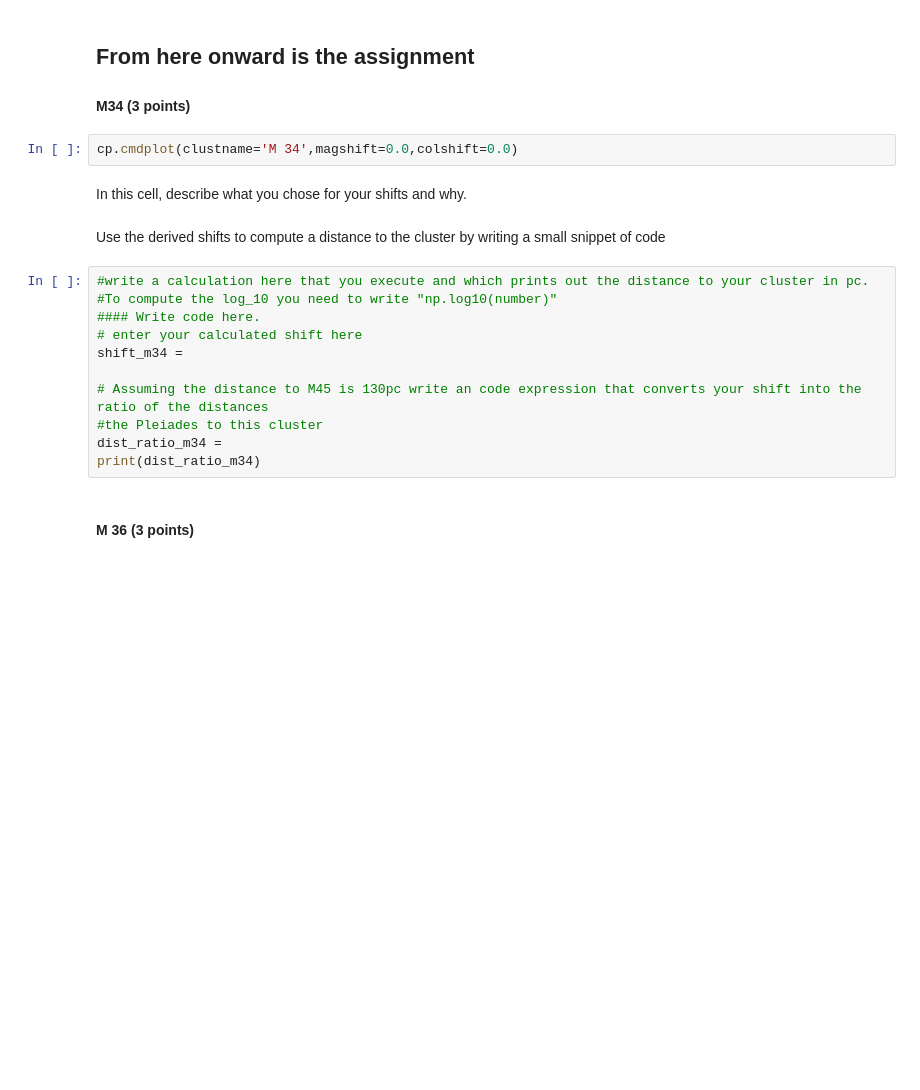
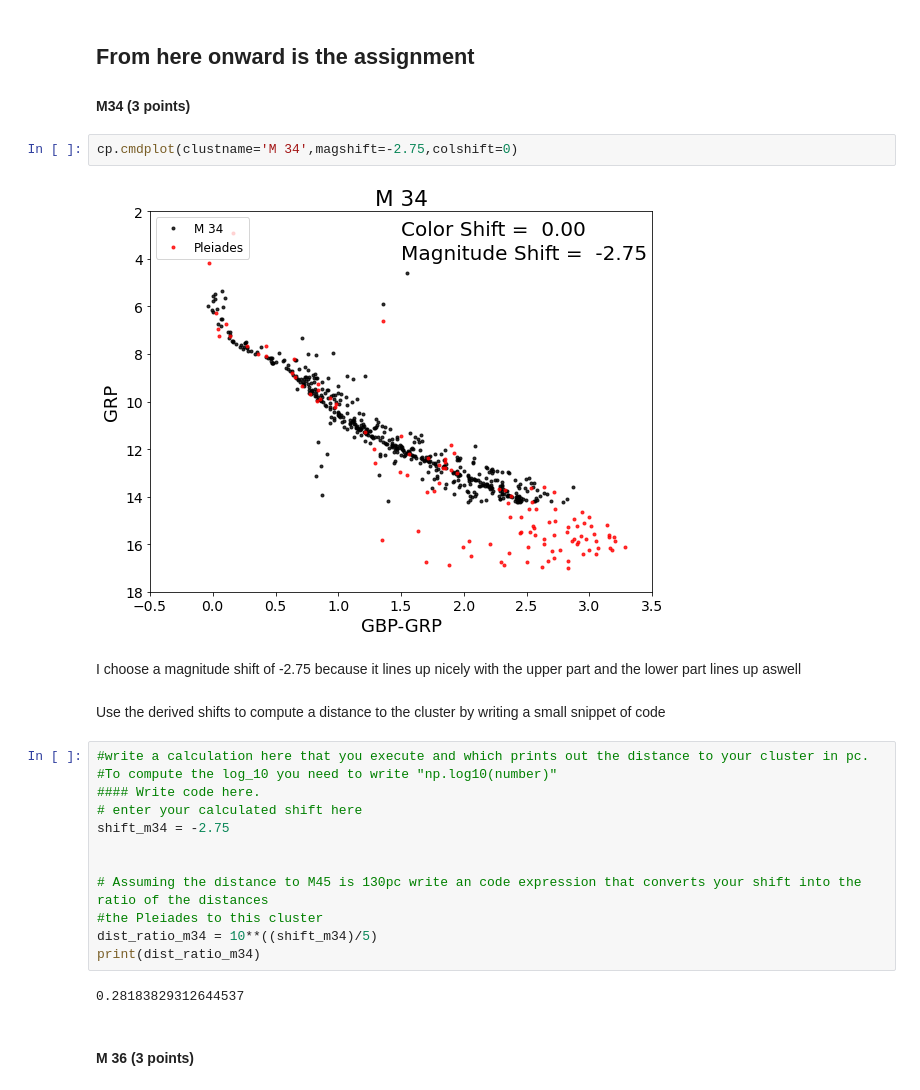
Before and after one commit to weslumundo/CMD_distmod_student, a Jupyter notebook: cluster_plot_student.ipynb, the cells around one changed output. Saved outputs shown, nothing was run; the diff lists cells and outputs as text; blank space fills up the shorter version.

Commit message:
Need to figure out graph

```diff
--- a/cluster_plot_student.ipynb
+++ b/cluster_plot_student.ipynb
@@ -39,9 +39,11 @@ warnings.filterwarnings('ignore')
 
 #### M34 (3 points)
 # %%
-cp.cmdplot(clustname='M 34',magshift=0.0,colshift=0.0)
+cp.cmdplot(clustname='M 34',magshift=-2.75,colshift=0)
+# %% [output]
+[figure, added]
-# %% [markdown]
-In this cell, describe what you chose for your shifts and why.
+# %% [markdown]
+I choose a magnitude shift of -2.75 because it lines up nicely with the upper part and the lower part lines up aswell
 # %% [markdown]
 Use the derived shifts to compute a distance to the cluster by writing a small snippet of code
 # %%
@@ -49,12 +51,15 @@ Use the derived shifts to compute a distance to the cluster by writing a small s
 #To compute the log_10 you need to write "np.log10(number)"
 #### Write code here.
 # enter your calculated shift here
-shift_m34 =
+shift_m34 = -2.75
+
 
 # Assuming the distance to M45 is 130pc write an code expression that converts your shift into the ratio of the distances
 #the Pleiades to this cluster
-dist_ratio_m34 =
+dist_ratio_m34 = 10**((shift_m34)/5)
 print(dist_ratio_m34)
+# %% [output]
+0.28183829312644537
 # %% [markdown]
 #### M 36 (3 points)
 # %%
```
Also changed, not shown: parts of 15 cells of this notebook.
